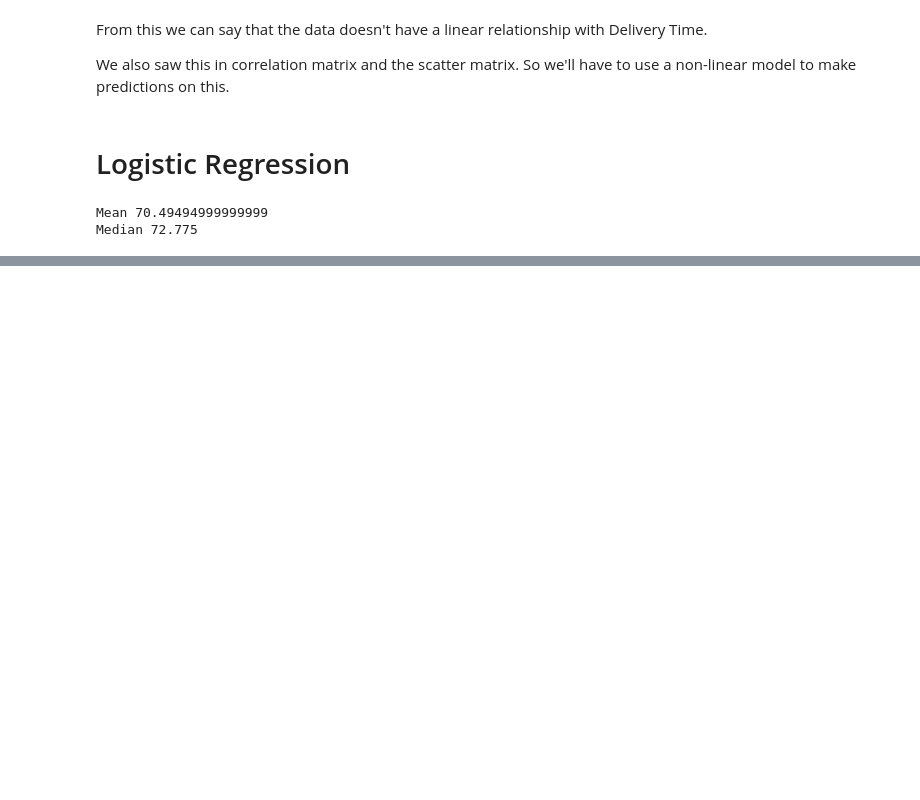
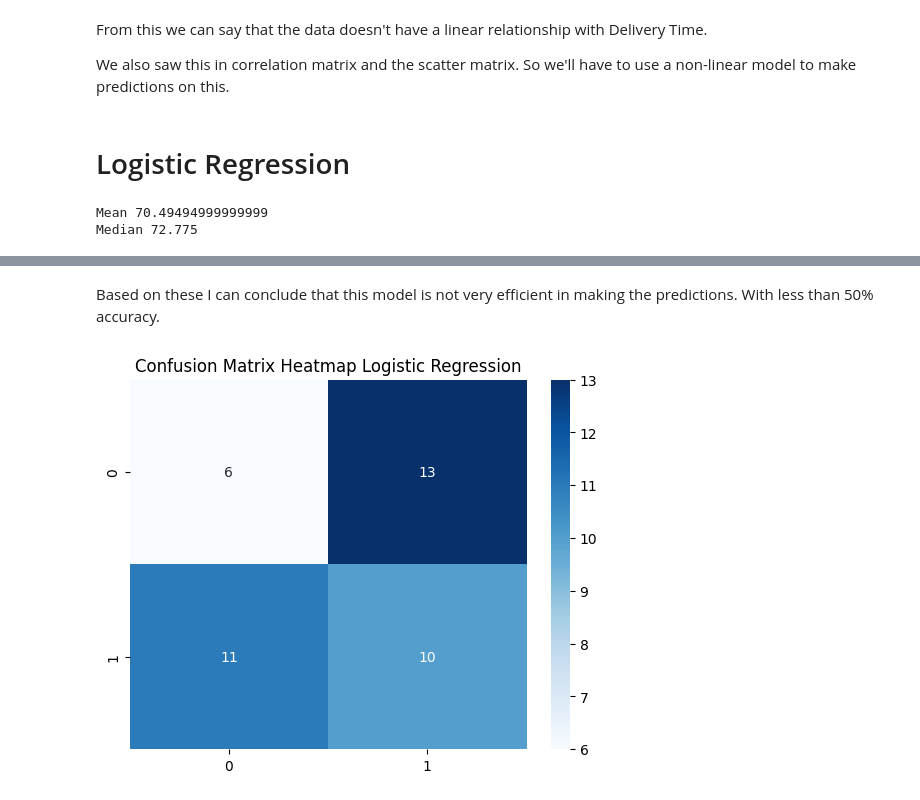
Before and after one commit to pstrings/MachineLearningTraining, a Jupyter notebook: Food_Delivery_Time_Prediction.ipynb, the cells around one changed output, grey strips where cells are left out. Drawn from its saved outputs; the diff is of its cells as text; code cells hidden in the pictures; blank space fills up the shorter version.

```diff
--- a/Food_Delivery_Time_Prediction.ipynb
+++ b/Food_Delivery_Time_Prediction.ipynb
@@ -196,0 +245,18 @@ I'm going to make delivery status as 1 for delayed and 0 for fast
+# %%
+numerical_data = ['Distance', 'Tip_Amount']
+ordinal_categorical_data = ['Traffic_Conditions', 'Order_Priority', "Delivery_Person_Experience"]
+categorical_data = ['Weather_Conditions', 'Order_Time', 'Rush_Hour']
+
+num_pipeline = make_pipeline(StandardScaler())
+ordinal_pipeline = make_pipeline(OrdinalEncoder(categories=[
+    ['Low', 'Medium', 'High'],
+    ['Low', 'Medium', 'High'],
+    [1, 2, 3, 4, 5, 6, 7, 8, 9, 10]
+]))
+cat_pipeline = make_pipeline(OneHotEncoder(handle_unknown="ignore"))
+
+preprocessing = ColumnTransformer([
+    ("numerical", num_pipeline, numerical_data),
+    ("ordinal", ordinal_pipeline, ordinal_categorical_data),
+    ("categorical", cat_pipeline, categorical_data)
+])
@@ -196,0 +265,9 @@ I'm going to make delivery status as 1 for delayed and 0 for fast
+# %%
+X_train_prepared = preprocessing.fit_transform(X_train)
+X_test_prepared = preprocessing.transform(X_test)
+# %%
+logistic_model = LogisticRegression()
+
+logistic_model.fit(X_train_prepared, y_train)
+
+y_pred = logistic_model.predict(X_test_prepared)
@@ -196,0 +276,7 @@ I'm going to make delivery status as 1 for delayed and 0 for fast
+# %%
+accuracy = accuracy_score(y_test, y_pred)
+precision = precision_score(y_test, y_pred)
+recall = recall_score(y_test, y_pred)
+fscore = f1_score(y_test, y_pred)
+confusionmatrix = confusion_matrix(y_test, y_pred)
+roccurve = roc_curve(y_test, y_pred)
@@ -196,0 +298,8 @@ I'm going to make delivery status as 1 for delayed and 0 for fast
+# %% [markdown]
+Based on these I can conclude that this model is not very efficient in making the predictions. With less than 50% accuracy.
+# %%
+sns.heatmap(confusionmatrix, annot=True, cmap='Blues')
+plt.title("Confusion Matrix Heatmap Logistic Regression")
+plt.show()
+# %% [output]
+[figure, added]
```
Also changed, not shown: parts of 15 cells of this notebook.
